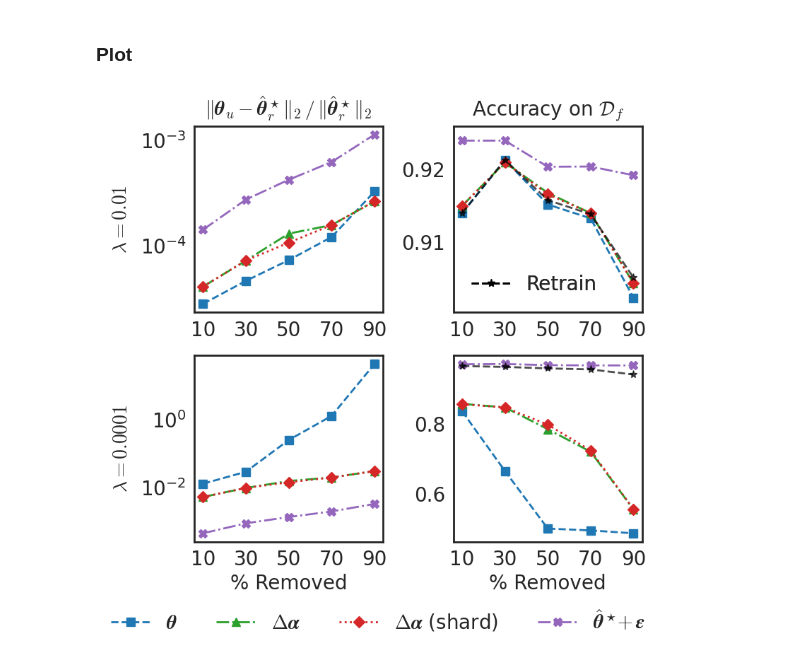
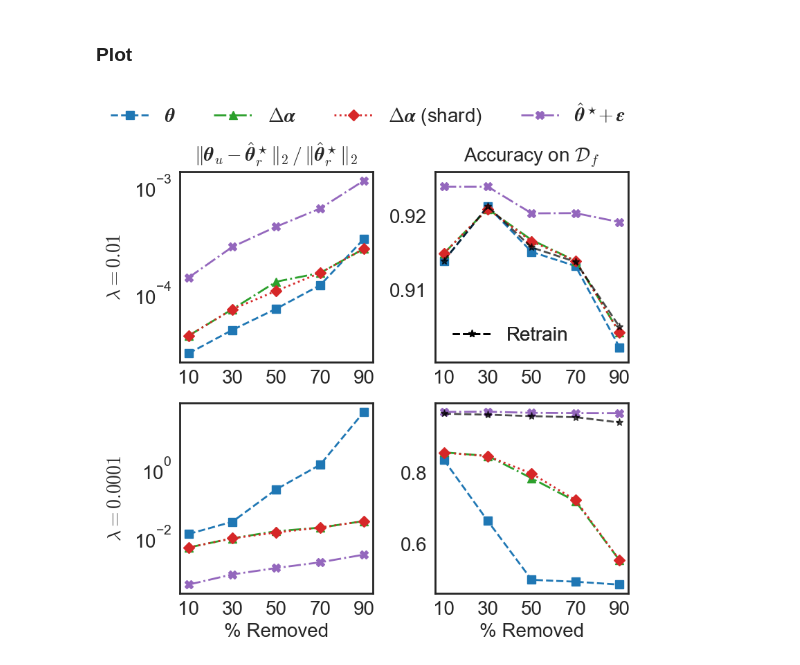
Before and after one commit to ZhenhuanSun/ntk_influence, a Jupyter notebook: plots/figure 3.ipynb, the cells around one changed output. Saved outputs shown, nothing was run; the diff lists cells and outputs as text; code cells hidden in the pictures.

Commit message:
Changed figure layout and uploaded experiment data.

```diff
--- a/plots/figure 3.ipynb
+++ b/plots/figure 3.ipynb
@@ -154,34 +154,46 @@ with plt.rc_context(rc_tex), sns.axes_style("white"), sns.plotting_context("pape
         fontsize=title_fs,
     )
     axs[0, 1].set_title(r"Accuracy on $\mathcal{D}_f$", pad=10, fontsize=title_fs)
 
     # Bottom row x-labels
     axs[1, 0].set_xlabel("% Removed", fontsize=label_fs)
     axs[1, 1].set_xlabel("% Removed", fontsize=label_fs)
 
     for ax in axs.flat:
         for spine in ax.spines.values():
             spine.set_linewidth(2.0)
         ax.tick_params(axis="both", labelsize=tick_fs, width=1.5)
 
     # shared method legend at bottom
     method_handles, method_labels = axs[0, 0].get_legend_handles_labels()
     method_labels = [rename.get(lbl, lbl) for lbl in method_labels]
 
+    # fig.legend(
+    #     method_handles,
+    #     method_labels,
+    #     loc="lower center",
+    #     ncol=len(method_labels),
+    #     frameon=False,
+    #     bbox_to_anchor=(0.5, 0.05),
+    #     fontsize=legend_fs,
+    # )
+    #
+    # fig.tight_layout(rect=(0, 0.12, 1, 1))
+
     fig.legend(
         method_handles,
         method_labels,
-        loc="lower center",
+        loc="upper center",
         ncol=len(method_labels),
         frameon=False,
-        bbox_to_anchor=(0.5, 0.05),
+        bbox_to_anchor=(0.5, 0.97),
         fontsize=legend_fs,
     )
 
-    fig.tight_layout(rect=(0, 0.12, 1, 1))
+    fig.tight_layout(rect=(0, 0, 1, 0.9))
 
     fig.savefig(os.path.join(figures_dir, "figure_3.pdf"), bbox_inches="tight")
 
     plt.show()
 # %% [output]
-[figure, old version]
+[figure, new version]
```
Also changed, not shown: parts of 1 cell of this notebook, 14 other files.
